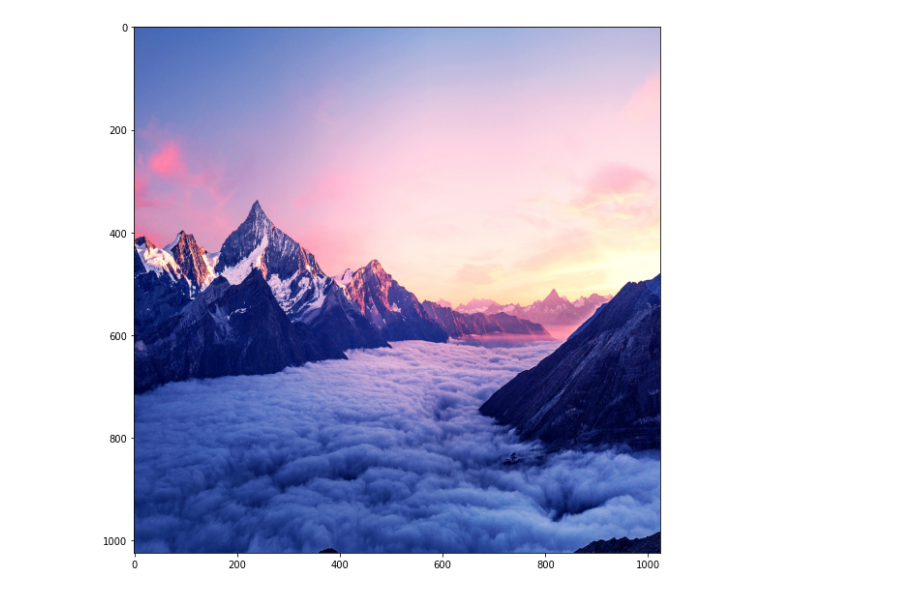
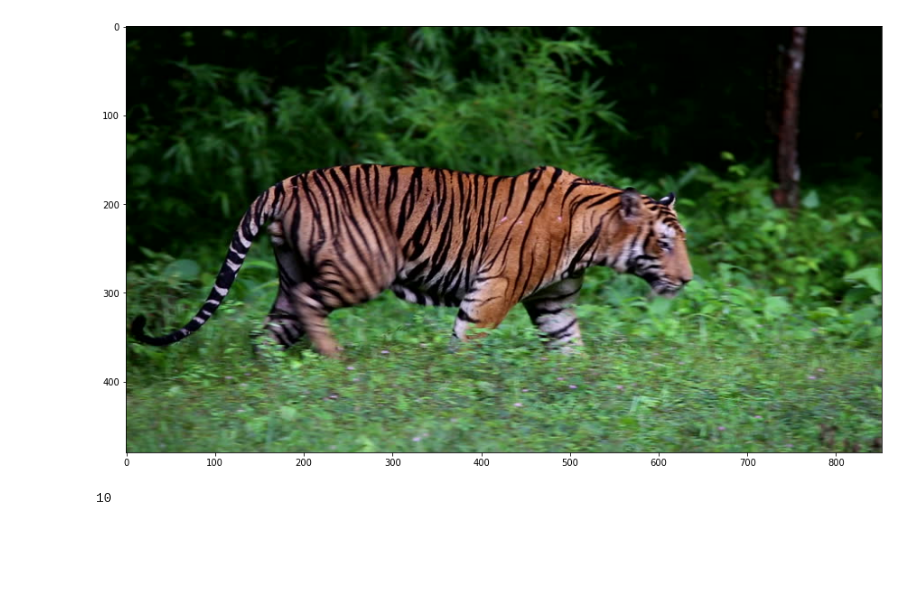
Before and after one commit to Mayukhdeb/torch-dreams, a Jupyter notebook: notebooks/deep_dream_pipeline_building.ipynb, the cells around one changed output. Drawn from its saved outputs; the diff is of its cells as text; code cells hidden in the pictures; blank space fills up the shorter version.

Commit message:
pipeline: undo image resizing

```diff
--- a/notebooks/deep_dream_pipeline_building.ipynb
+++ b/notebooks/deep_dream_pipeline_building.ipynb
@@ -32,14 +32,14 @@ cloudy-mountains_66 100%[===================>]   6.52M  5.68MB/s    in 1.1s
 # %%
 import cv2
 
-image_main = cv2.imread("cloudy-mountains_66340_3840x2160.jpg")
+image_main = cv2.imread("2.jpg")
 image_sample = cv2.cvtColor(image_main, cv2.COLOR_BGR2RGB)
-image_sample = cv2.resize(image_sample, (1024,1024))
+# image_sample = cv2.resize(image_sample, (1024,1024))
 
 
 plt.rcParams['figure.figsize'] = 15, 10
 plt.imshow(image_sample)
 plt.show()
 # %% [output]
-[figure, old version]
+[figure, new version]
 # %%
@@ -195 +191,5 @@ def deep_dream(image_np, model, layer, octave_scale, num_octaves, iterations, lr
+# %%
+len(layers)
+# %% [output]
+10
 # %%
```
Also changed, not shown: parts of 9 cells of this notebook.
